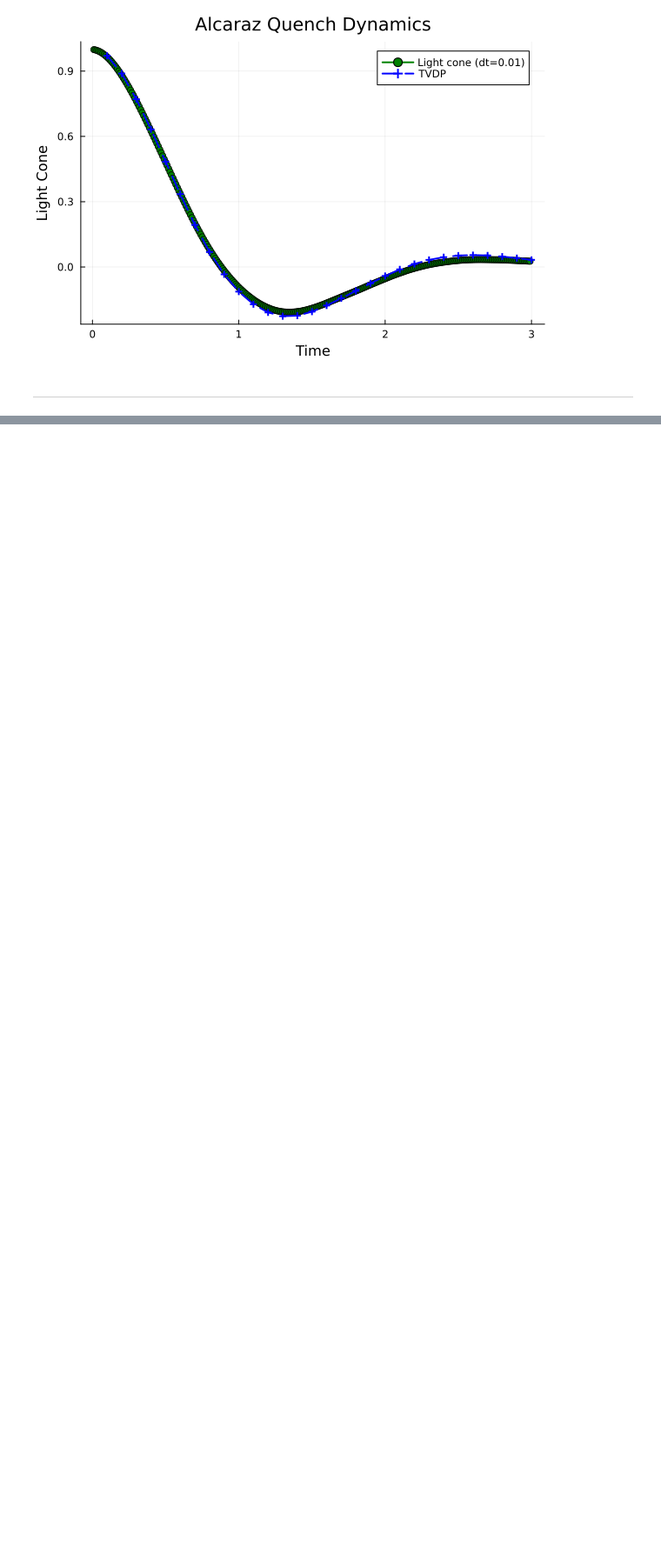
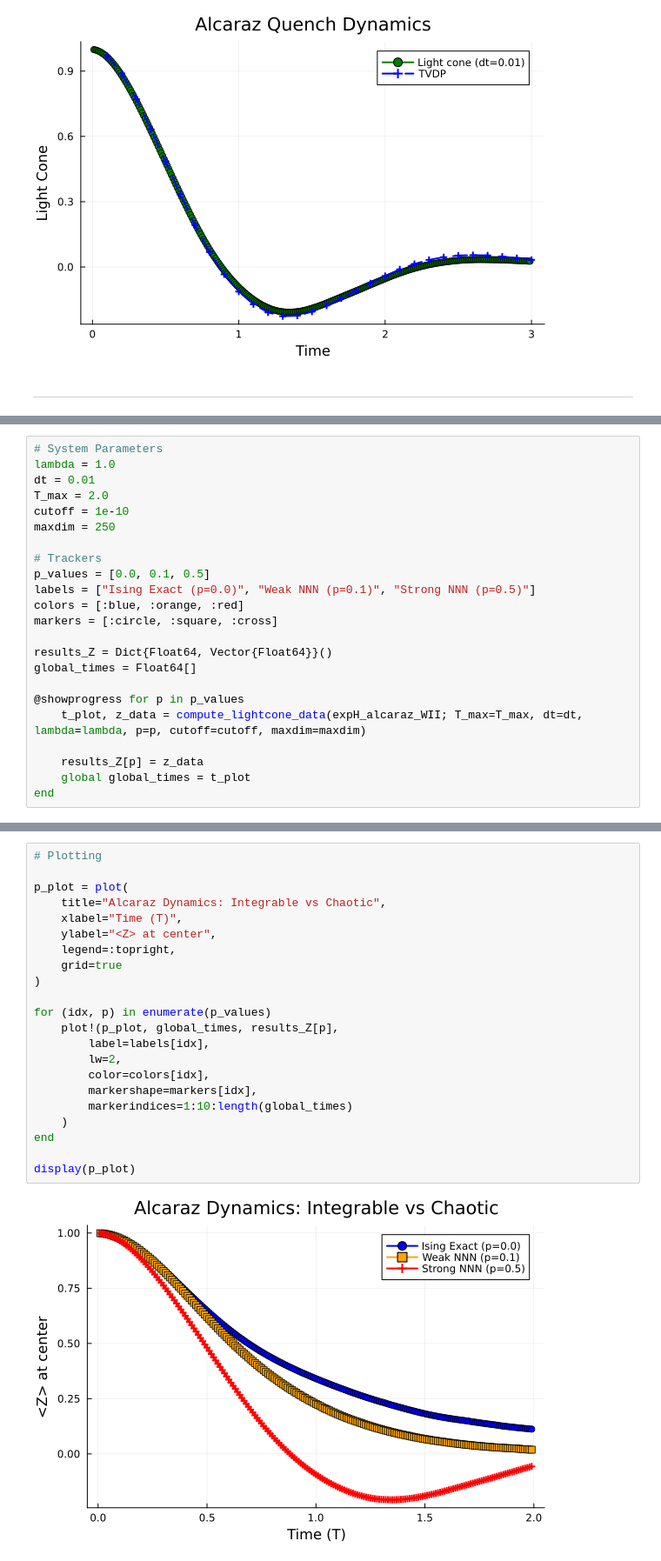
Before and after one commit to jmarquezol/QuantumMaster, a Jupyter notebook: master_thesis/NNN_crit_model.ipynb, the cells around one changed output, grey strips where cells are left out. Shown at 87% size. Saved outputs shown, nothing was run; the diff lists cells and outputs as text; blank space fills up the shorter version.

```diff
--- a/master_thesis/NNN_crit_model.ipynb
+++ b/master_thesis/NNN_crit_model.ipynb
@@ -889,0 +933,23 @@ display(p2)
+# %%
+# System Parameters
+lambda = 1.0
+dt = 0.01
+T_max = 2.0
+cutoff = 1e-10
+maxdim = 250
+
+# Trackers
+p_values = [0.0, 0.1, 0.5]
+labels = ["Ising Exact (p=0.0)", "Weak NNN (p=0.1)", "Strong NNN (p=0.5)"]
+colors = [:blue, :orange, :red]
+markers = [:circle, :square, :cross]
+
+results_Z = Dict{Float64, Vector{Float64}}()
+global_times = Float64[]
+
+@showprogress for p in p_values
+    t_plot, z_data = compute_lightcone_data(expH_alcaraz_WII; T_max=T_max, dt=dt, lambda=lambda, p=p, cutoff=cutoff, maxdim=maxdim)
+
+    results_Z[p] = z_data
+    global global_times = t_plot
+end
@@ -889,0 +963,24 @@ display(p2)
+# %%
+# Plotting
+
+p_plot = plot(
+    title="Alcaraz Dynamics: Integrable vs Chaotic",
+    xlabel="Time (T)",
+    ylabel="<Z> at center",
+    legend=:topright,
+    grid=true
+)
+
+for (idx, p) in enumerate(p_values)
+    plot!(p_plot, global_times, results_Z[p],
+        label=labels[idx],
+        lw=2,
+        color=colors[idx],
+        markershape=markers[idx],
+        markerindices=1:10:length(global_times)
+    )
+end
+
+display(p_plot)
+# %% [output]
+[figure, added]
```
Also changed, not shown: parts of 18 cells of this notebook, 17 other files.
